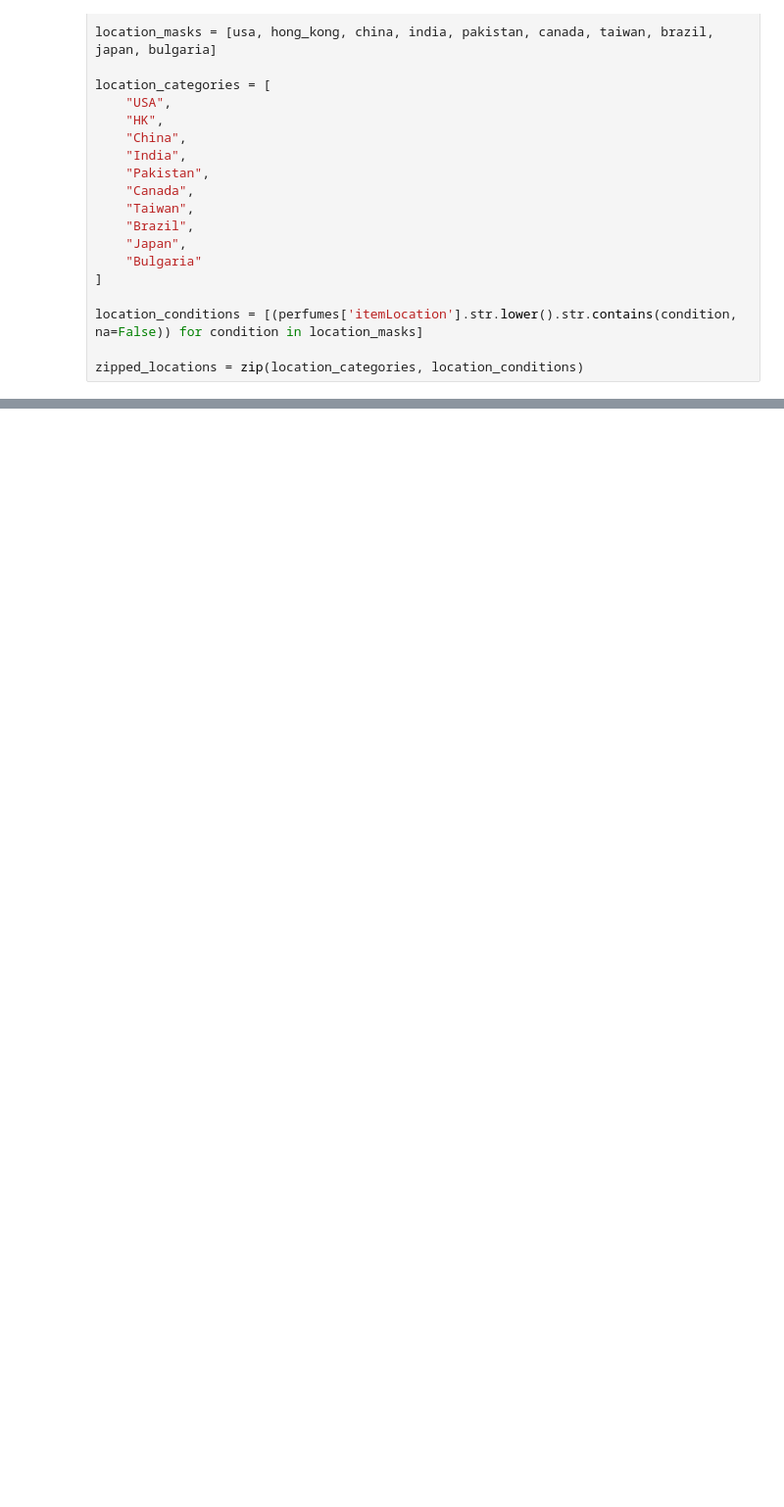
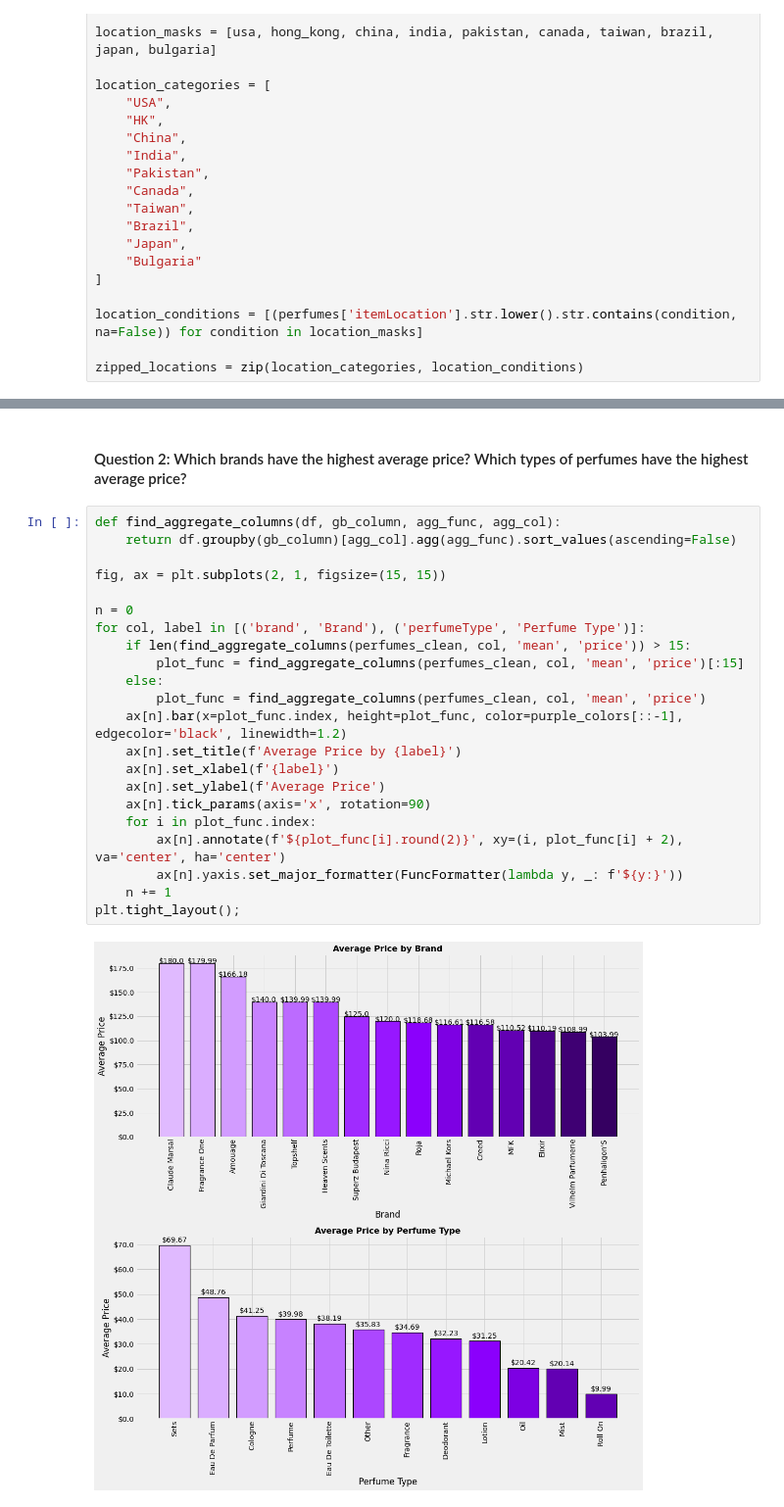
Before and after one commit to TrinityGahagen2K/ebay-perfume-analysis, a Jupyter notebook: ebay_perfume_analysis.ipynb, the cells around one changed output, grey strips where cells are left out. Shown at 98% size. Drawn from its saved outputs; the diff is of its cells as text; blank space fills up the shorter version.

```diff
--- a/ebay_perfume_analysis.ipynb
+++ b/ebay_perfume_analysis.ipynb
@@ -225,0 +507,26 @@ perfumes_clean.fillna('Unknown', inplace=True)
+# %% [markdown]
+#### Question 2: Which brands have the highest average price?  Which types of perfumes have the highest average price?
+# %%
+def find_aggregate_columns(df, gb_column, agg_func, agg_col):
+    return df.groupby(gb_column)[agg_col].agg(agg_func).sort_values(ascending=False)
+
+fig, ax = plt.subplots(2, 1, figsize=(15, 15))
+
+n = 0
+for col, label in [('brand', 'Brand'), ('perfumeType', 'Perfume Type')]:
+    if len(find_aggregate_columns(perfumes_clean, col, 'mean', 'price')) > 15:
+        plot_func = find_aggregate_columns(perfumes_clean, col, 'mean', 'price')[:15]
+    else:
+        plot_func = find_aggregate_columns(perfumes_clean, col, 'mean', 'price')
+    ax[n].bar(x=plot_func.index, height=plot_func, color=purple_colors[::-1], edgecolor='black', linewidth=1.2)
+    ax[n].set_title(f'Average Price by {label}')
+    ax[n].set_xlabel(f'{label}')
+    ax[n].set_ylabel(f'Average Price')
+    ax[n].tick_params(axis='x', rotation=90)
+    for i in plot_func.index:
+        ax[n].annotate(f'${plot_func[i].round(2)}', xy=(i, plot_func[i] + 2), va='center', ha='center')
+        ax[n].yaxis.set_major_formatter(FuncFormatter(lambda y, _: f'${y:}'))
+    n += 1
+plt.tight_layout();
+# %% [output]
+[figure, added]
```
Also changed, not shown: parts of 39 cells of this notebook.
